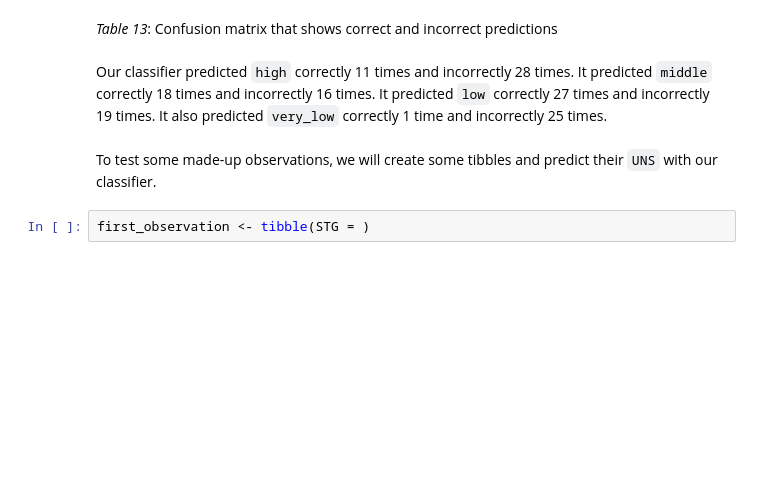
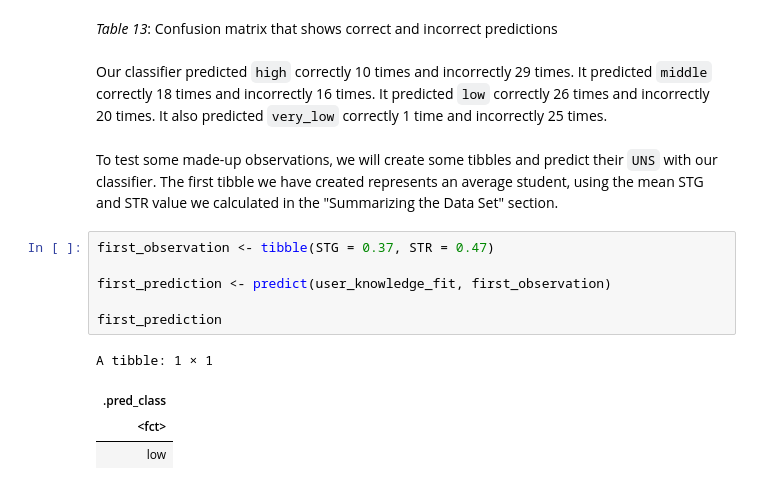
Before and after one commit to Wills-Hao/DSCI-100-project, a Jupyter notebook: final_group_project.ipynb, the cells around one changed output. Saved outputs shown, nothing was run; the diff lists cells and outputs as text; blank space fills up the shorter version.

```diff
--- a/final_group_project.ipynb
+++ b/final_group_project.ipynb
@@ -539,8 +559,17 @@ Prediction high low middle very_low
 # %% [markdown]
 *Table 13*: Confusion matrix that shows correct and incorrect predictions
 # %% [markdown]
-Our classifier predicted `high` correctly 11 times and incorrectly 28 times. It predicted `middle` correctly 18 times and incorrectly 16 times. It predicted `low` correctly 27 times and incorrectly 19 times. It also predicted `very_low` correctly 1 time and incorrectly 25 times.
+Our classifier predicted `high` correctly 10 times and incorrectly 29 times. It predicted `middle` correctly 18 times and incorrectly 16 times. It predicted `low` correctly 26 times and incorrectly 20 times. It also predicted `very_low` correctly 1 time and incorrectly 25 times.
 # %% [markdown]
-To test some made-up observations, we will create some tibbles and predict their `UNS` with our classifier.
+To test some made-up observations, we will create some tibbles and predict their `UNS` with our classifier. The first tibble we have created represents an average student, using the mean STG and STR value we calculated in the "Summarizing the Data Set" section.
-# %%
-first_observation <- tibble(STG = )
+# %%
+first_observation <- tibble(STG = 0.37, STR = 0.47)
+
+first_prediction <- predict(user_knowledge_fit, first_observation)
+
+first_prediction
+# %% [output]
+A tibble: 1 × 1
+| .pred_class |
+| <fct> |
+| low |
```
Also changed, not shown: parts of 17 cells of this notebook.
